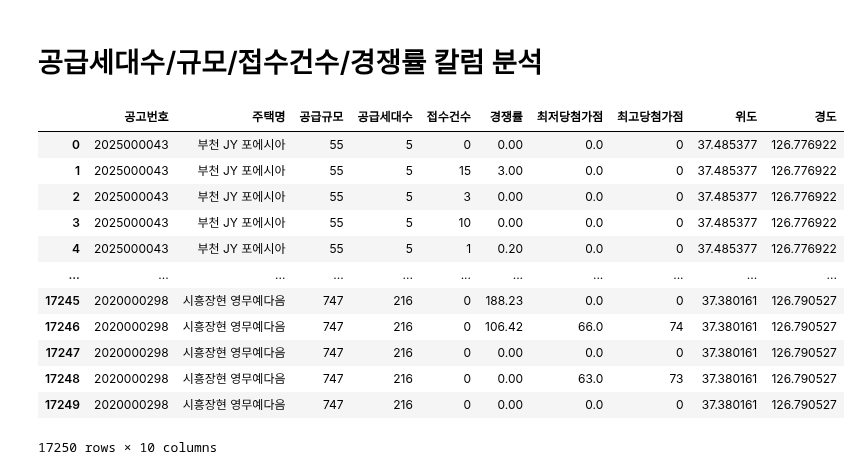
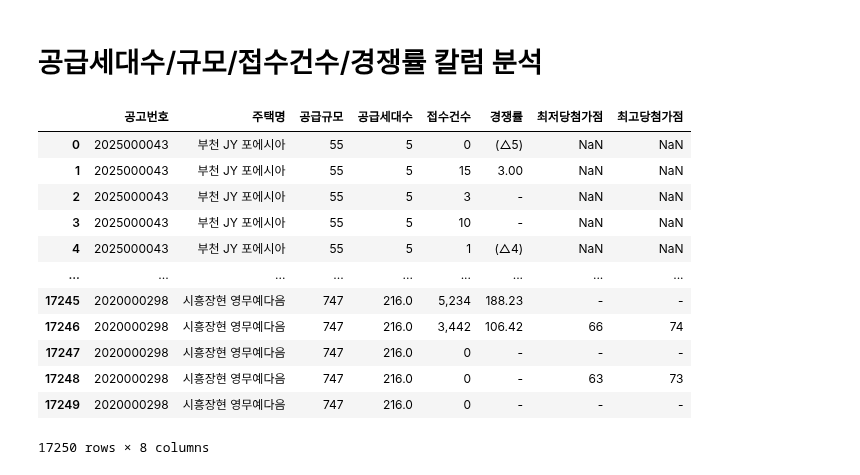
Before and after one commit to choikwangil95/HKToss-MLOps-Proejct, a Jupyter notebook: src/eugene/[유진] 시세차익/기존 변수 간 상관관계 시각화.ipynb, the cells around one changed output. Drawn from its saved outputs; the diff is of its cells as text; code cells hidden in the pictures.

```diff
--- a/src/eugene/[유진] 시세차익/기존 변수 간 상관관계 시각화.ipynb
+++ b/src/eugene/[유진] 시세차익/기존 변수 간 상관관계 시각화.ipynb
@@ -196,24 +196,24 @@ Index(['공고번호', '주택명', '공급지역코드', '공급지역명', '
 # %% [markdown]
 # 공급세대수/규모/접수건수/경쟁률 칼럼 분석
 # %%
-data_2 = data.copy()
+data_2 = f_data.copy()
 # %%
-data_2 = data_2[['공고번호', '주택명', '공급규모', '공급세대수', '접수건수', '경쟁률', '최저당첨가점', '최고당첨가점', '위도', '경도']]
+data_2 = data_2[['공고번호', '주택명', '공급규모', '공급세대수', '접수건수', '경쟁률', '최저당첨가점', '최고당첨가점']]
 data_2
 # %% [output]
-|  | 공고번호 | 주택명 | 공급규모 | 공급세대수 | 접수건수 | 경쟁률 | 최저당첨가점 | 최고당첨가점 | 위도 | 경도 |
-| 0 | 2025000043 | 부천 JY 포에시아 | 55 | 5 | 0 | 0.00 | 0.0 | 0 | 37.485377 | 126.776922 |
-| 1 | 2025000043 | 부천 JY 포에시아 | 55 | 5 | 15 | 3.00 | 0.0 | 0 | 37.485377 | 126.776922 |
-| 2 | 2025000043 | 부천 JY 포에시아 | 55 | 5 | 3 | 0.00 | 0.0 | 0 | 37.485377 | 126.776922 |
-| 3 | 2025000043 | 부천 JY 포에시아 | 55 | 5 | 10 | 0.00 | 0.0 | 0 | 37.485377 | 126.776922 |
-| 4 | 2025000043 | 부천 JY 포에시아 | 55 | 5 | 1 | 0.20 | 0.0 | 0 | 37.485377 | 126.776922 |
-| ... | ... | ... | ... | ... | ... | ... | ... | ... | ... | ... |
-| 17245 | 2020000298 | 시흥장현 영무예다음 | 747 | 216 | 0 | 188.23 | 0.0 | 0 | 37.380161 | 126.790527 |
-| 17246 | 2020000298 | 시흥장현 영무예다음 | 747 | 216 | 0 | 106.42 | 66.0 | 74 | 37.380161 | 126.790527 |
-| 17247 | 2020000298 | 시흥장현 영무예다음 | 747 | 216 | 0 | 0.00 | 0.0 | 0 | 37.380161 | 126.790527 |
-| 17248 | 2020000298 | 시흥장현 영무예다음 | 747 | 216 | 0 | 0.00 | 63.0 | 73 | 37.380161 | 126.790527 |
-| 17249 | 2020000298 | 시흥장현 영무예다음 | 747 | 216 | 0 | 0.00 | 0.0 | 0 | 37.380161 | 126.790527 |
+|  | 공고번호 | 주택명 | 공급규모 | 공급세대수 | 접수건수 | 경쟁률 | 최저당첨가점 | 최고당첨가점 |
+| 0 | 2025000043 | 부천 JY 포에시아 | 55 | 5 | 0 | (△5) | NaN | NaN |
+| 1 | 2025000043 | 부천 JY 포에시아 | 55 | 5 | 15 | 3.00 | NaN | NaN |
+| 2 | 2025000043 | 부천 JY 포에시아 | 55 | 5 | 3 | - | NaN | NaN |
+| 3 | 2025000043 | 부천 JY 포에시아 | 55 | 5 | 10 | - | NaN | NaN |
+| 4 | 2025000043 | 부천 JY 포에시아 | 55 | 5 | 1 | (△4) | NaN | NaN |
+| ... | ... | ... | ... | ... | ... | ... | ... | ... |
+| 17245 | 2020000298 | 시흥장현 영무예다음 | 747 | 216.0 | 5,234 | 188.23 | - | - |
+| 17246 | 2020000298 | 시흥장현 영무예다음 | 747 | 216.0 | 3,442 | 106.42 | 66 | 74 |
+| 17247 | 2020000298 | 시흥장현 영무예다음 | 747 | 216.0 | 0 | - | - | - |
+| 17248 | 2020000298 | 시흥장현 영무예다음 | 747 | 216.0 | 0 | - | 63 | 73 |
+| 17249 | 2020000298 | 시흥장현 영무예다음 | 747 | 216.0 | 0 | - | - | - |
-17250 rows × 10 columns
+17250 rows × 8 columns
 # %%
 # '최고당첨가점' 컬럼에 NaN 값과 '-'를 0으로 변경
 data_2['최고당첨가점'] = data_2['최고당첨가점'].replace({np.nan: 0, '-': 0})
```
Also changed, not shown: parts of 11 cells of this notebook, 7 other files.
